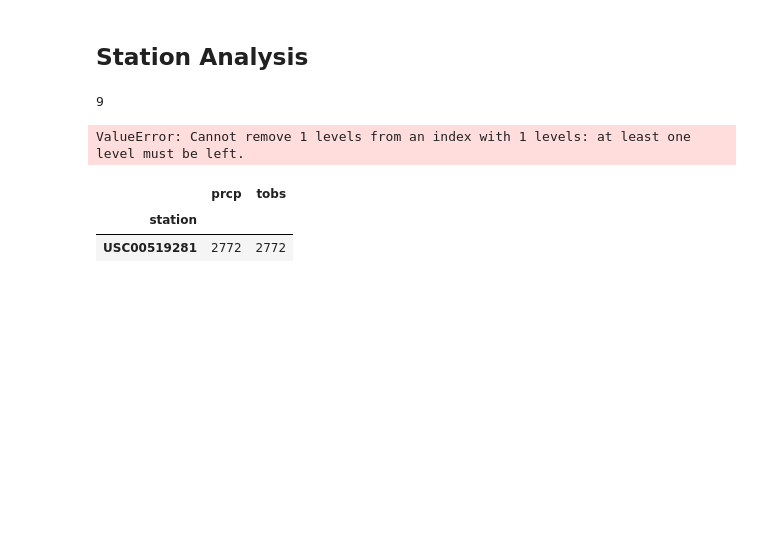
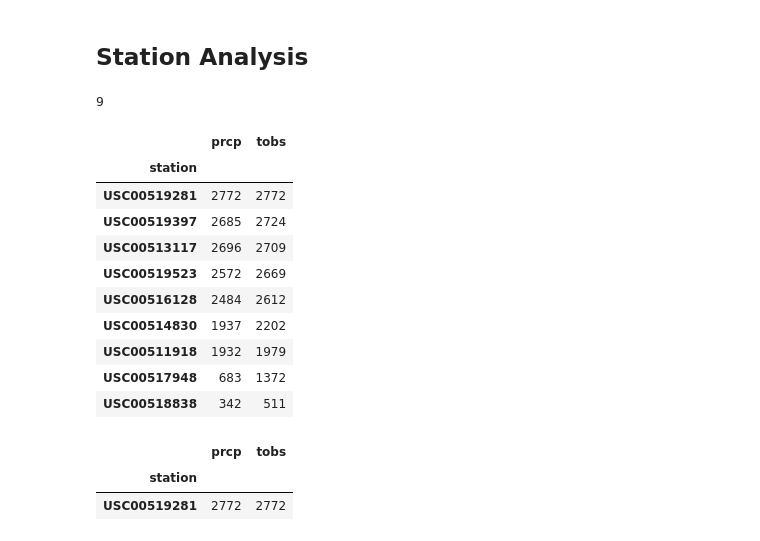
Before and after one commit to bakerv/sqlalchemy-challenge, a Jupyter notebook: main.ipynb, the cells around one changed output. Saved outputs shown, nothing was run; the diff lists cells and outputs as text; code cells hidden in the pictures; blank space fills up the shorter version.

```diff
--- a/main.ipynb
+++ b/main.ipynb
@@ -203,12 +285,21 @@ station_df["station"].count()
 # %%
 stationcounts = (measurement_df.groupby('station')
                  .agg({'prcp':'count','tobs':'count'})
                  .sort_values(by = "tobs",ascending = False)
-                 .droplevel(0)
                 )
 display(stationcounts)
 # %% [output]
-ValueError: Cannot remove 1 levels from an index with 1 levels: at least one level must be left.
+|  | prcp | tobs |
+| station |  |  |
+| USC00519281 | 2772 | 2772 |
+| USC00519397 | 2685 | 2724 |
+| USC00513117 | 2696 | 2709 |
+| USC00519523 | 2572 | 2669 |
+| USC00516128 | 2484 | 2612 |
+| USC00514830 | 1937 | 2202 |
+| USC00511918 | 1932 | 1979 |
+| USC00517948 | 683 | 1372 |
+| USC00518838 | 342 | 511 |
 # %%
 stationcounts.head(1)
 # %% [output]
```
Also changed, not shown: parts of 15 cells of this notebook, 1 other file.
